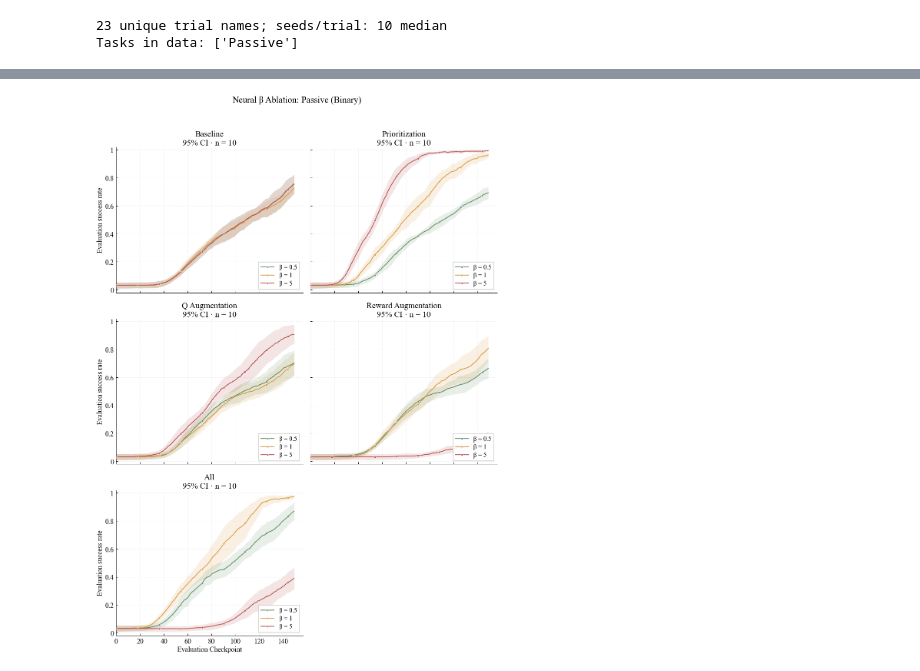
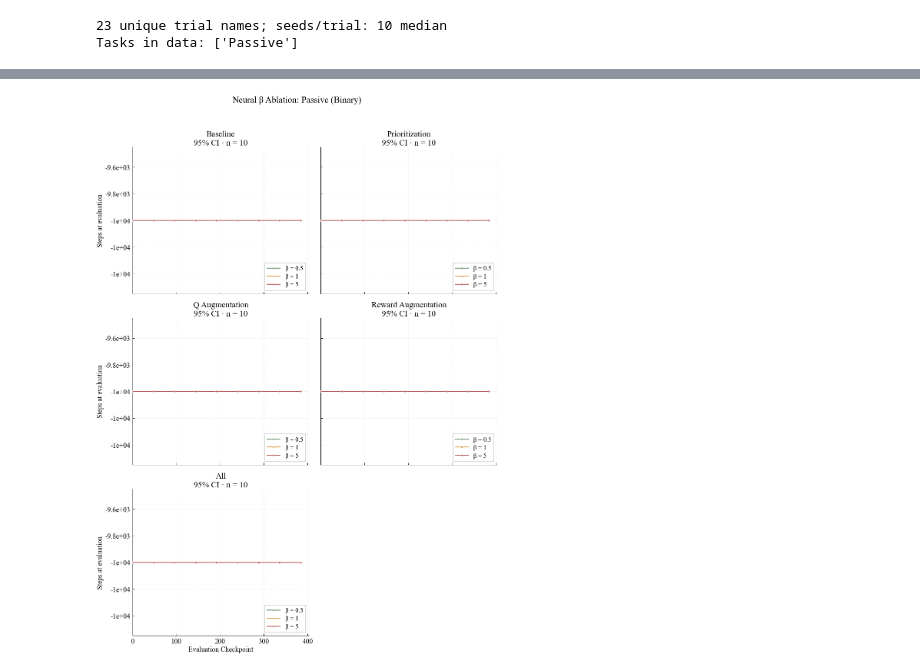
Before and after one commit to your-profile/OfflineNeuroloop, a Jupyter notebook: src/results/graphs_finetune.ipynb, the cells around one changed output, grey strips where cells are left out. Drawn from its saved outputs; the diff is of its cells as text; code cells hidden in the pictures.

```diff
--- a/src/results/graphs_finetune.ipynb
+++ b/src/results/graphs_finetune.ipynb
@@ -57,13 +57,23 @@ mpl.rcParams.update({
 })
 
 TASKS_TO_PLOT = ["Passive", "Active", "Pooled"]
+
+# Which neural conditions to show in figures (order follows CONDITION_ORDER).
+# Use a subset to hide conditions, or None to show all.
+CONDITIONS_TO_PLOT = [
+    "Baseline-PER",
+    "Prioritization-PER",
+    "Q-Augmentation-PER",
+    "Reward Augmentation-PER",
+    "All-PER",
+]
 # %%
 DATA_FILE = "robotPassive_binary_PER.csv"
 GRANULARITY = "binary" #DATA_FILE.split("_")[2]
 ERROR_BAND = "ci95"  # "sem", "std", or "ci95"
 # %%
 SEED_COLUMN = "parameters_experiment_random_state"
-METRIC = "results_success_rate"
+METRIC = "results_steps"
 METRIC_LABELS = {
     "results_success_rate": "Evaluation success rate",
     "results_total_reward": "Mean evaluation return",
@@ -120,7 +130,7 @@ BEST_RESULTS_FILE = Path("best_results.csv")
 
 # Per-task checkpoint window for best-curve figures
 PLOT_END_IDX_BY_TASK = {
-    "Passive": 400,
+    # "Passive": 400,
     # "Pooled": 120,
     # "Active": 450,
 }
@@ -132,8 +142,8 @@ FIG_HEIGHT_IN = 4.0
 # Custom colors
 LINE_COLORS  = [
     "#668f67",  # Muted Olive Green
-    "#d99b43",  # Muted Brick Red
-    "#b85454",  # Muted Olive Green
+    "#d99b43",  # Muted Yellow
+    "#b85454",  # Muted Brick Red
     "#467ca3",  # Muted Steel Blue
     "#7e6294"   # Muted Dusty Purple
 ]
@@ -1342,15 +1387,15 @@ plot_ablation_for_each_task(
 # %%
 # Neural-β ablations
 plot_ablation_for_each_task(
     agg,
     ablation_kind="beta",
     min_lines=1,
     ft=NOISE_BETA_ABLATION_FT,
     start_idx=0,
-    end_idx=150,
+    end_idx=450,
 )
 # %% [output]
-[figure, old version]
+[figure, new version]
 # %%
 # Summary tables per ablation
 display_ablation_summaries(
```
Also changed, not shown: parts of 11 cells of this notebook, 12 other files.
